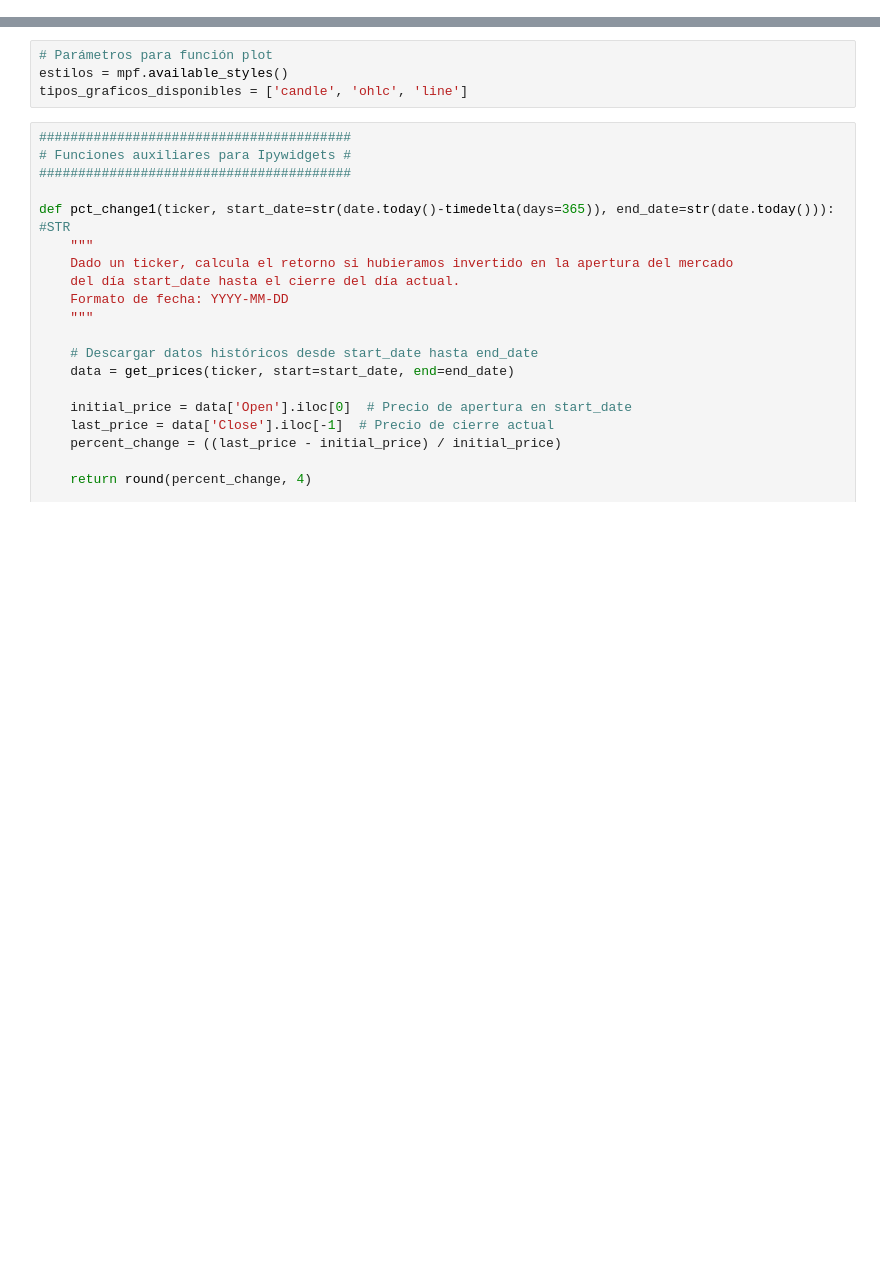
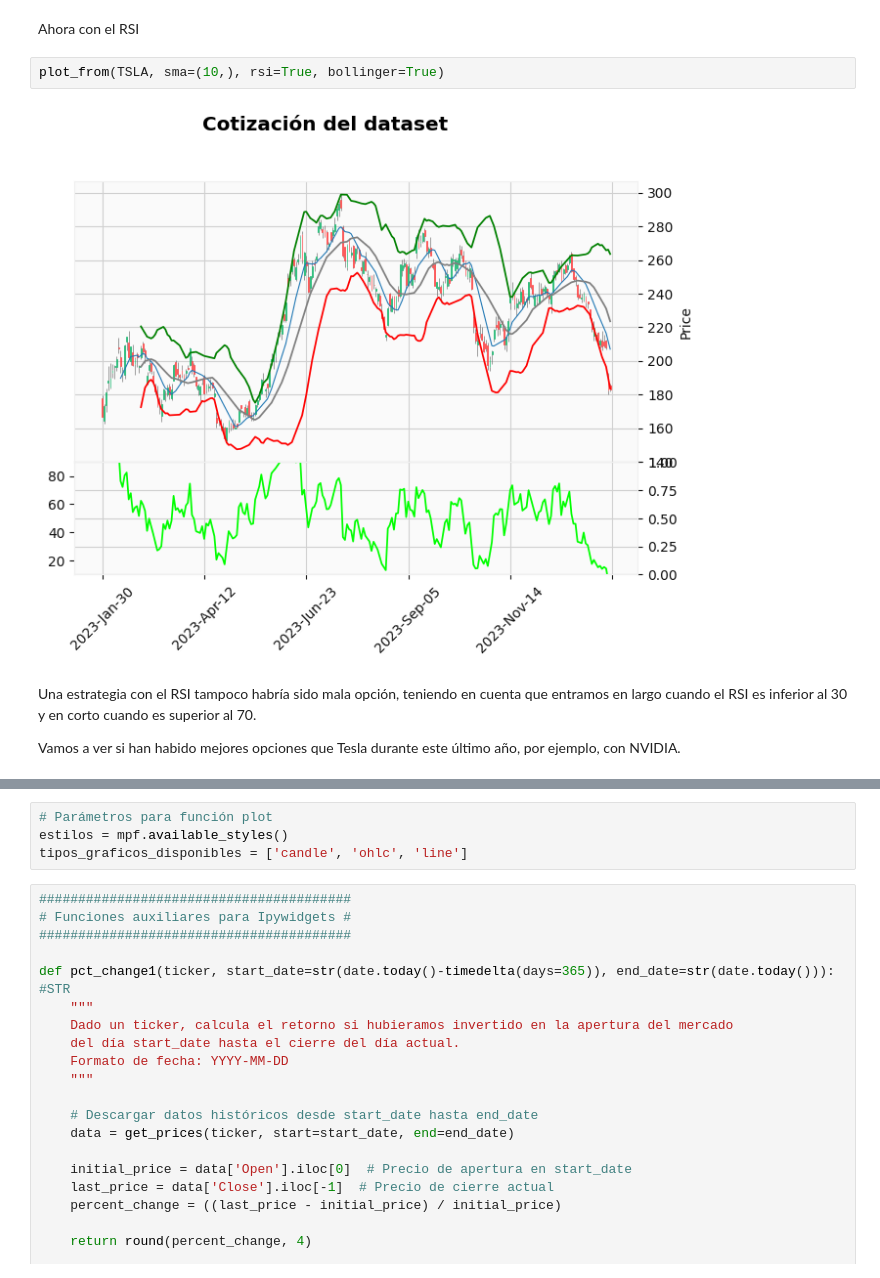
Before and after one commit to LaiqianDS/Stock_Analysis, a Jupyter notebook: Code/test.ipynb, the cells around one changed output, grey strips where cells are left out. Saved outputs shown, nothing was run; the diff lists cells and outputs as text; blank space fills up the shorter version.

```diff
--- a/Code/test.ipynb
+++ b/Code/test.ipynb
@@ -526,0 +79,10 @@ def results_impact(ticker):
+# %% [markdown]
+Ahora con el RSI
+# %%
+plot_from(TSLA, sma=(10,), rsi=True, bollinger=True)
+# %% [output]
+[figure, added]
+# %% [markdown]
+Una estrategia con el RSI tampoco habría sido mala opción, teniendo en cuenta que entramos en largo cuando el RSI es inferior al 30 y en corto cuando es superior al 70.
+
+Vamos a ver si han habido mejores opciones que Tesla durante este último año, por ejemplo, con NVIDIA.
```
Also changed, not shown: parts of 29 cells of this notebook, 2 other files.
